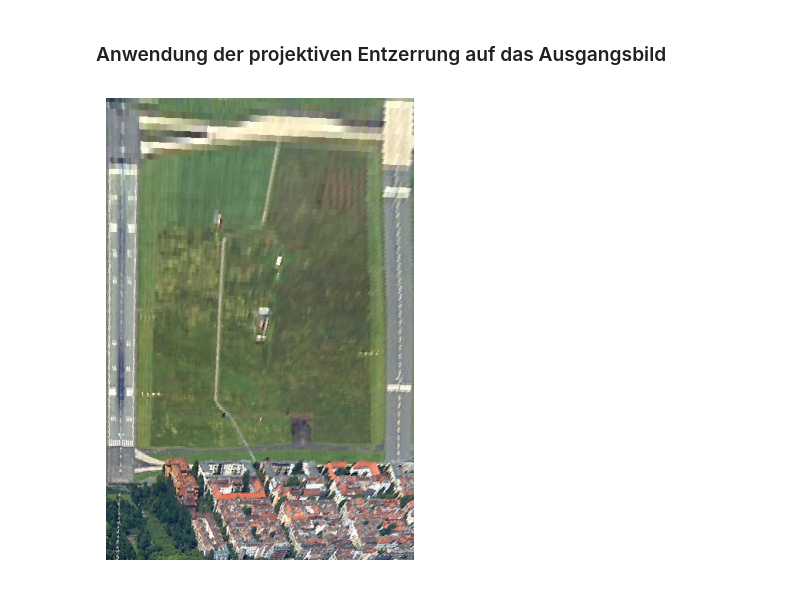
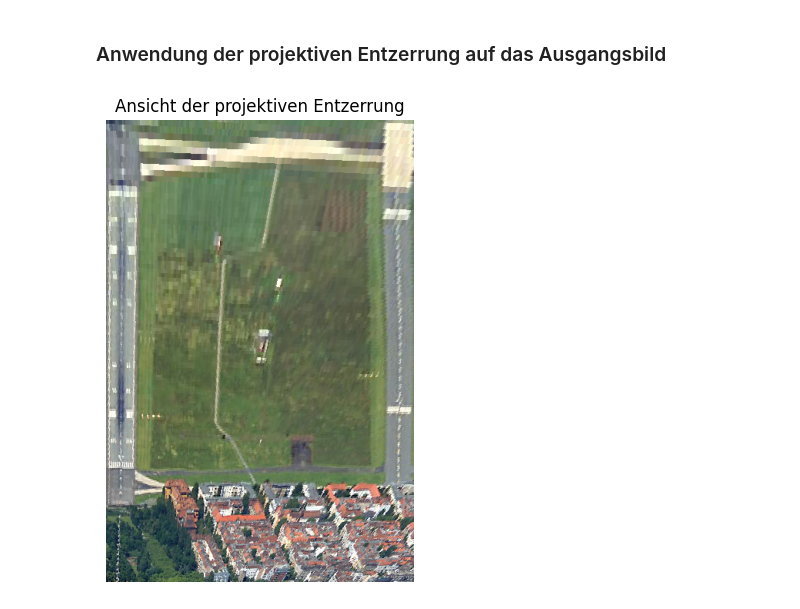
Before and after one commit to lumeav/ComputerVision, a Jupyter notebook: Aufgabe_2/Aufgabe2.ipynb, the cells around one changed output. Cells and saved outputs as stored; diff of their text form; code cells hidden in the pictures.

Commit message:
added title

```diff
--- a/Aufgabe_2/Aufgabe2.ipynb
+++ b/Aufgabe_2/Aufgabe2.ipynb
@@ -96,21 +96,22 @@ def image_rectification(image, out_h, out_w):
 # %%
 # Calculate the L2-norm between the target points in case of non-rectangular format
 # Question: Can it be non-rectangular?
 
 out_w = int(max(
     np.linalg.norm(oi[0] - oi[1]),
     np.linalg.norm(oi[2] - oi[3])
 ))
 
 out_h = int(max(
     np.linalg.norm(oi[0] - oi[2]),
     np.linalg.norm(oi[1] - oi[3])
 ))
 
 rectified_image = image_rectification(image, out_h, out_w)
 plt.figure(figsize=(8, 6))
 plt.imshow(rectified_image)
+plt.title('Ansicht der projektiven Entzerrung')
 plt.axis('off')
 plt.show()
 # %% [output]
-[figure, old version]
+[figure, new version]
```
